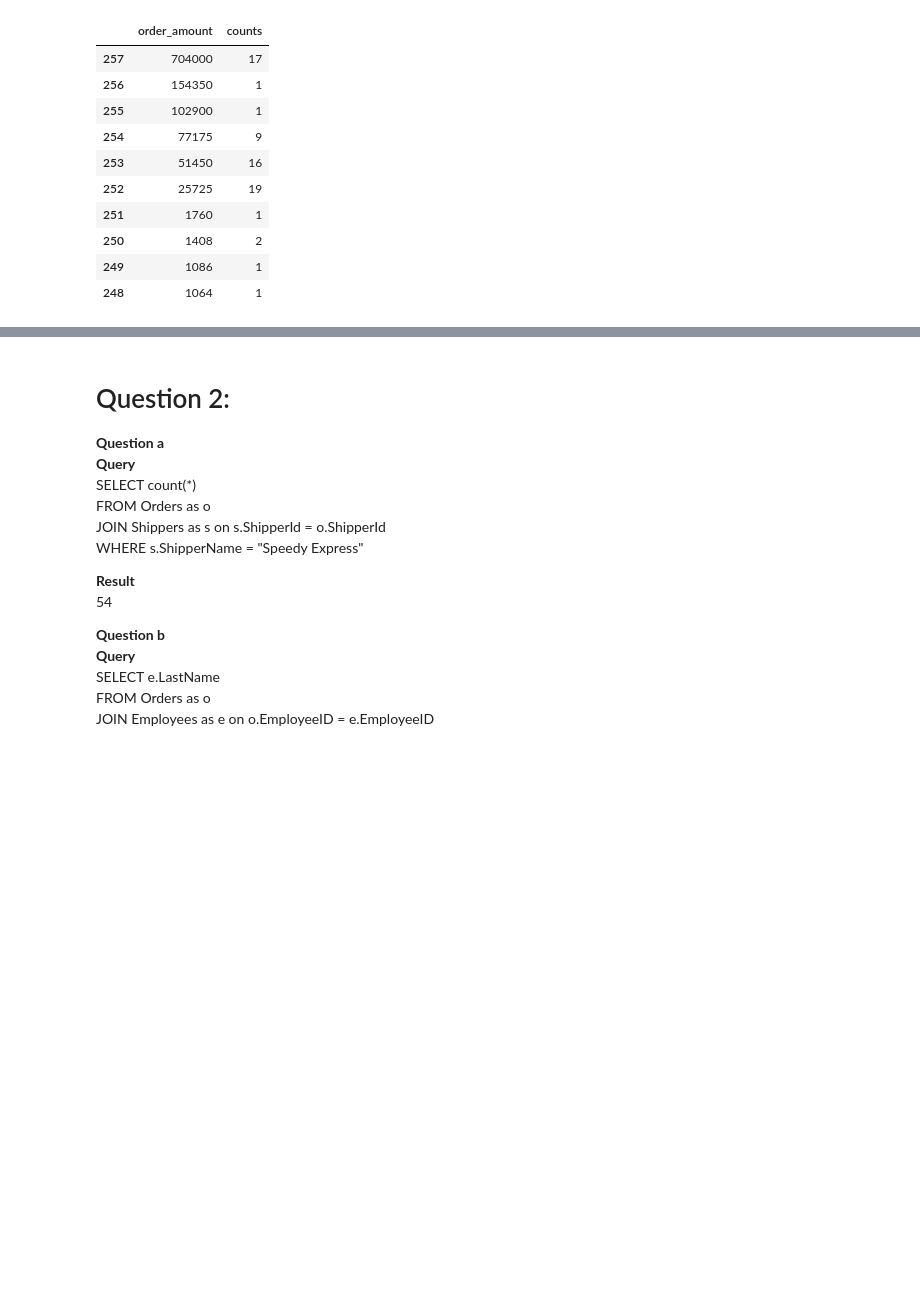
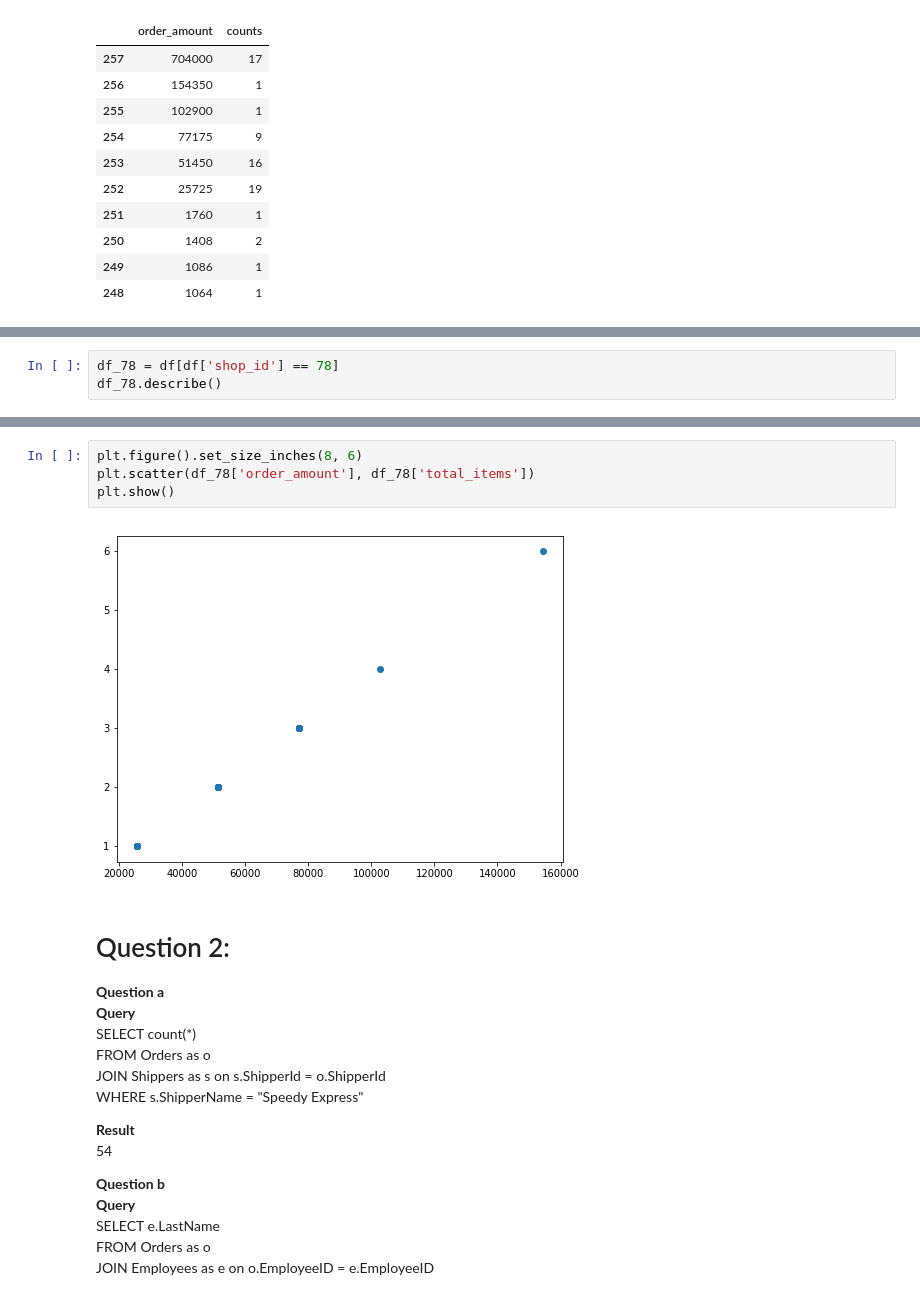
Before and after one commit to ChristianaWu/Aov_analysis, a Jupyter notebook: Winter 2022 Data Science Intern Challenge .ipynb, the cells around one changed output, grey strips where cells are left out. Saved outputs shown, nothing was run; the diff lists cells and outputs as text; blank space fills up the shorter version.

```diff
--- a/Winter 2022 Data Science Intern Challenge .ipynb
+++ b/Winter 2022 Data Science Intern Challenge .ipynb
@@ -72,0 +151,3 @@ c) The AOV after removing the outliers should be 293
+# %%
+df_78 = df[df['shop_id'] == 78]
+df_78.describe()
@@ -73,3 +164,9 @@ c) The AOV after removing the outliers should be 293
+# %%
+plt.figure().set_size_inches(8, 6)
+plt.scatter(df_78['order_amount'], df_78['total_items'])
+plt.show()
+# %% [output]
+[figure, added]
 # %% [markdown]
 # Question 2:
 
```
Also changed, not shown: parts of 18 cells of this notebook.
